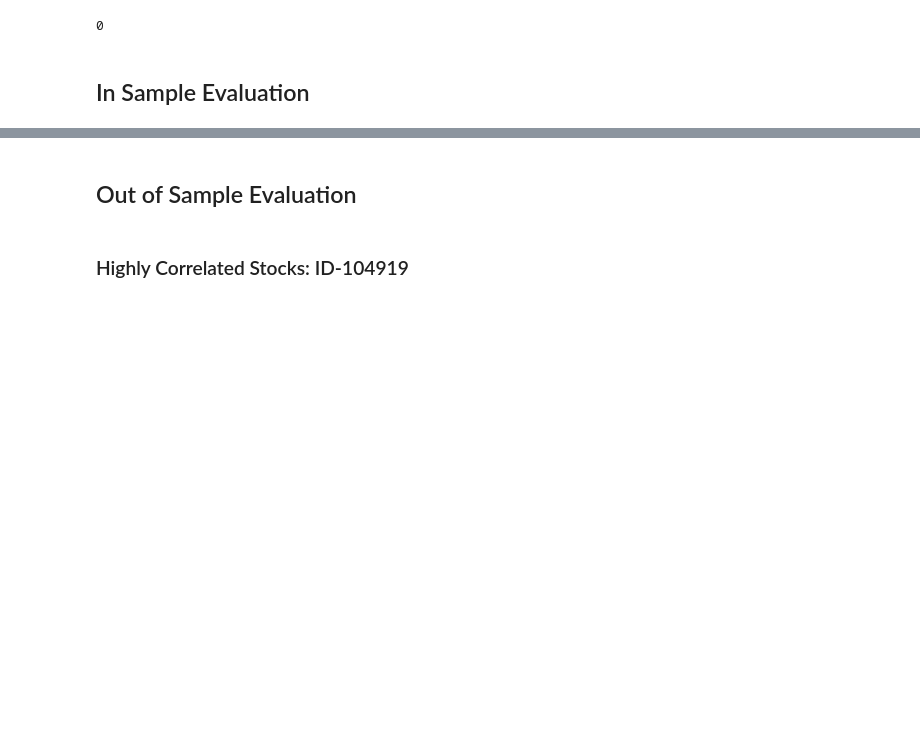
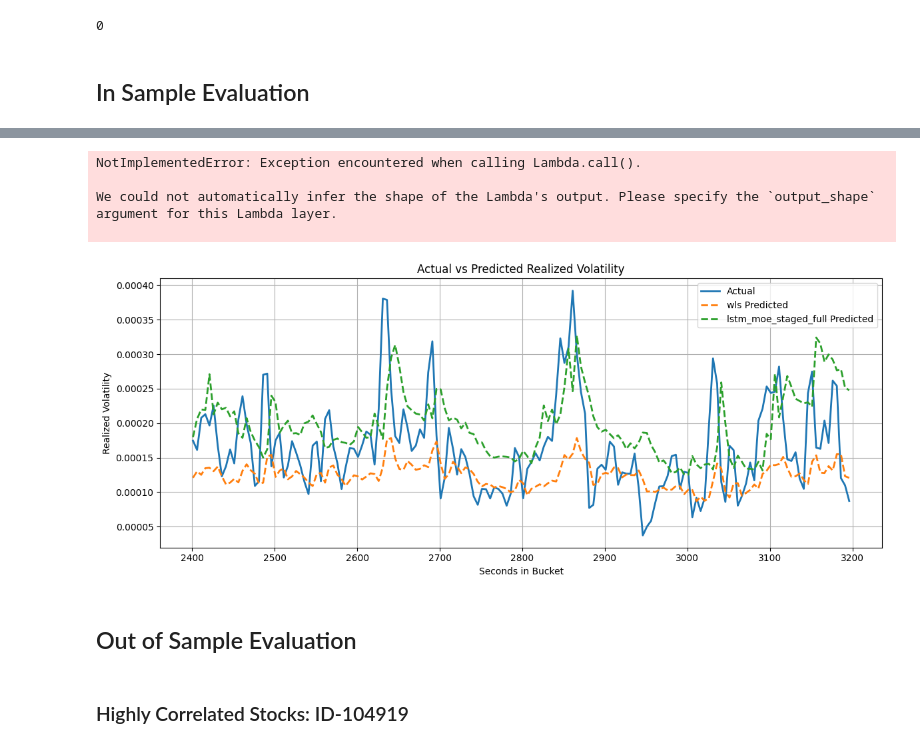
Before and after one commit to mofrui/volatility-analysis, a Jupyter notebook: report.ipynb, the cells around one changed output, grey strips where cells are left out. Drawn from its saved outputs; the diff is of its cells as text; code cells hidden in the pictures; blank space fills up the shorter version.

```diff
--- a/report.ipynb
+++ b/report.ipynb
@@ -730,0 +752,19 @@ plot_multi_predictions(val_dfs_for_vis, time_id=52, window=(0, 200))
+# %%
+importlib.reload(util)
+
+model_path  = 'out/lstm/moe_staged.h5'
+scaler_path = 'out/lstm/moe_staged_scalers.pkl'
+
+basic_features = ["wap", "spread_pct", "imbalance",
+                  "depth_ratio", "log_return", "log_wap_change",
+                  "rolling_std_logret", "spread_zscore",
+                  "volume_imbalance"]
+
+val_df_qqq, metrics_qqq = util.out_of_sample_evaluation(
+    model_path, scaler_path,
+    subset_snapshot_df_qqq,
+    feature_cols=basic_features
+)
+
+print("Out-of-Sample Metrics:", metrics_qqq)
+print(val_df_qqq.head())
@@ -730,0 +779,9 @@ plot_multi_predictions(val_dfs_for_vis, time_id=52, window=(0, 200))
+# %%
+importlib.reload(util)
+
+scaler_path = 'out/rv/har_wls.pkl'
+
+val_df_qqq_har, metrics_qqq_har = util.predict_with_har_wls(rolling_features_df_qqq, scaler_path)
+
+print("Out-of-Sample Metrics:", metrics_qqq_har)
+print(val_df_qqq_har.head())
@@ -731,3 +796,44 @@ plot_multi_predictions(val_dfs_for_vis, time_id=52, window=(0, 200))
+# %%
+importlib.reload(util)
+
+model_path  = 'out/lstm/moe_staged_bidirectional.h5'
+scaler_path = 'out/lstm/moe_staged_bidirectional_scalers.pkl'
+
+basic_features = ["wap", "spread_pct", "imbalance",
+                  "depth_ratio", "log_return", "log_wap_change",
+                  "rolling_std_logret", "spread_zscore",
+                  "volume_imbalance"]
+
+val_df_qqq_bd, metrics_qqq_bd = util.out_of_sample_evaluation(
+    model_path, scaler_path,
+    subset_snapshot_df_qqq,
+    feature_cols=basic_features
+)
+
+print("Out-of-Sample Metrics:", metrics_qqq_bd)
+print(val_df_qqq_bd.head())
+# %% [output]
+NotImplementedError: Exception encountered when calling Lambda.call().
+
+We could not automatically infer the shape of the Lambda's output. Please specify the `output_shape` argument for this Lambda layer.
+
+# %%
+# Create a dictionary of DataFrames for each model
+val_dfs_for_vis = {
+    'wls': val_df_qqq_har,
+    # 'lstm_baseline': test_df_wls,
+    # 'lstm_additional_features': val_df_lstm_features,
+    # 'lstm_weighted_mse': val_df_lstm_weighted_mse,
+    # 'lstm_2_eval': val_df_lstm_2_eval,
+    # 'lstm_moe': val_df_lstm_moe,
+    # 'lstm_moe_staged': val_df_lstm_moe_staged,
+    # 'lstm_moe_full': val_df_lstm_moe_full,
+    'lstm_moe_staged_full': val_df_qqq
+}
+
+plot_multi_predictions(val_dfs_for_vis, time_id=12, window=(2400, 3200))
+# %% [output]
+[figure, added]
 # %% [markdown]
 ## Out of Sample Evaluation
 # %% [markdown]
```
Also changed, not shown: parts of 13 cells of this notebook, 2 other files.
